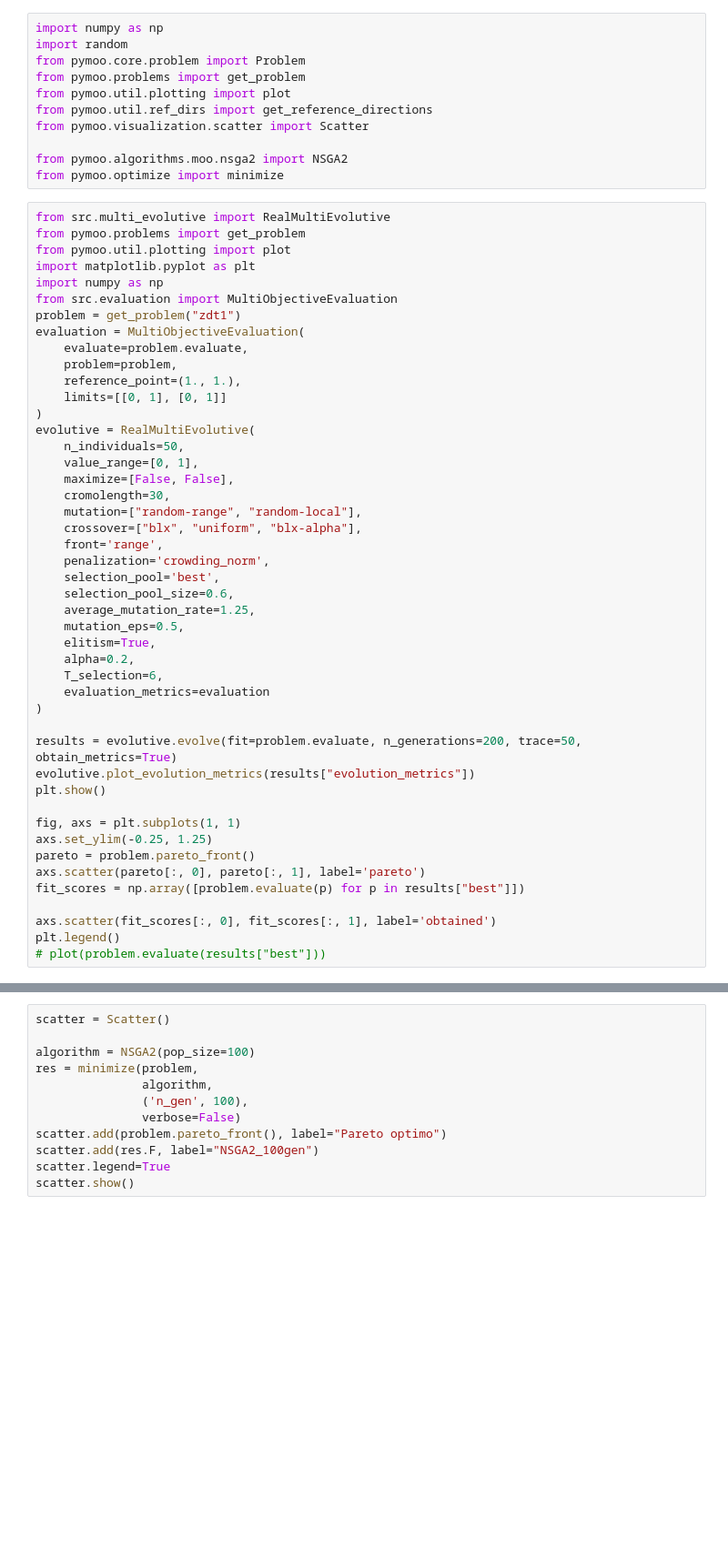
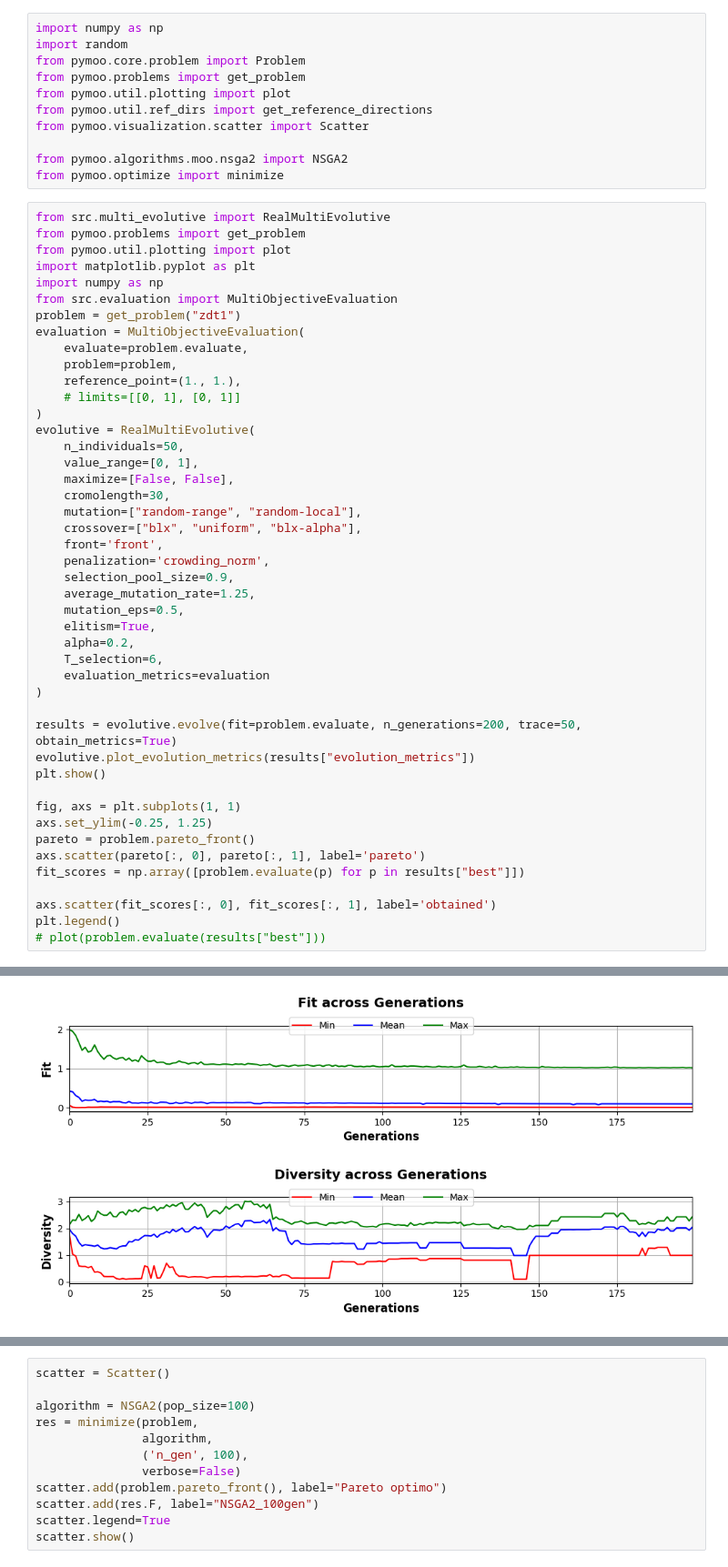
Before and after one commit to pedro-com/bioinspired-evo, a Jupyter notebook: hito2-alumno.ipynb, the cells around one changed output, grey strips where cells are left out. Shown at 91% size. Cells and saved outputs as stored; diff of their text form; blank space fills up the shorter version.

```diff
--- a/hito2-alumno.ipynb
+++ b/hito2-alumno.ipynb
@@ -21,7 +21,7 @@ evaluation = MultiObjectiveEvaluation(
     evaluate=problem.evaluate,
     problem=problem,
     reference_point=(1., 1.),
-    limits=[[0, 1], [0, 1]]
+    # limits=[[0, 1], [0, 1]]
 )
 evolutive = RealMultiEvolutive(
     n_individuals=50,
@@ -30,10 +30,9 @@ evolutive = RealMultiEvolutive(
     cromolength=30,
     mutation=["random-range", "random-local"],
     crossover=["blx", "uniform", "blx-alpha"],
-    front='range',
+    front='front',
     penalization='crowding_norm',
-    selection_pool='best',
-    selection_pool_size=0.6,
+    selection_pool_size=0.9,
     average_mutation_rate=1.25,
     mutation_eps=0.5,
     elitism=True,
@@ -59,0 +62 @@ KeyboardInterrupt:
+[figure, added]
```
Also changed, not shown: parts of 5 cells of this notebook, 5 other files.
